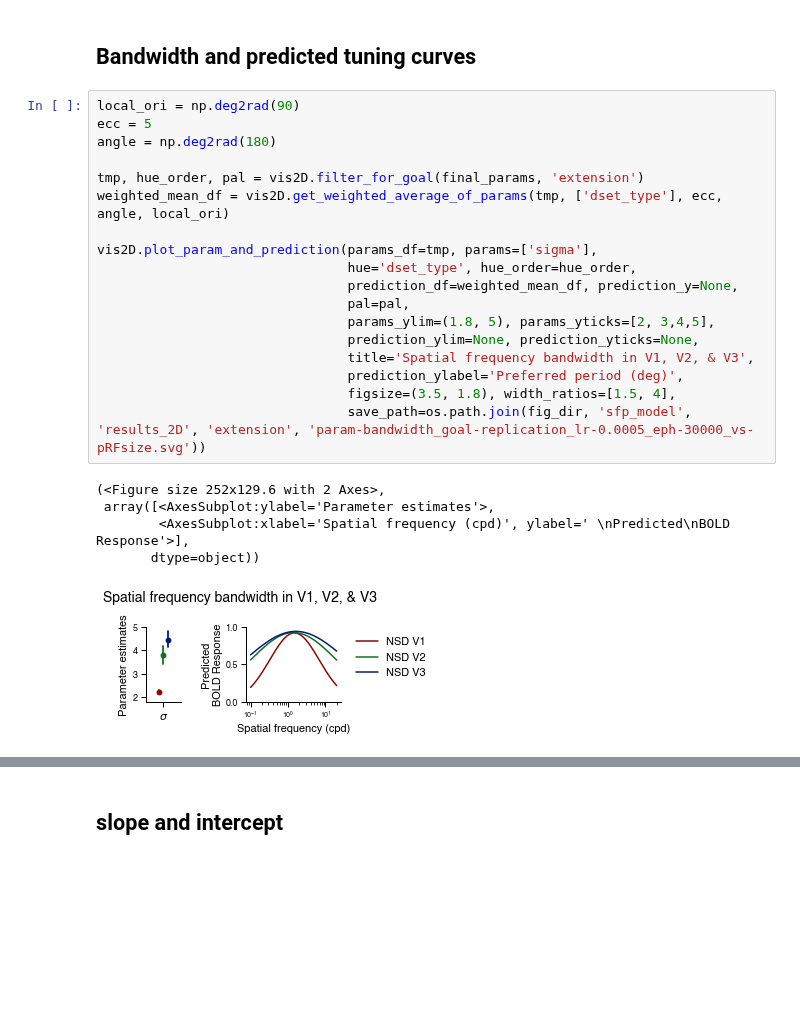
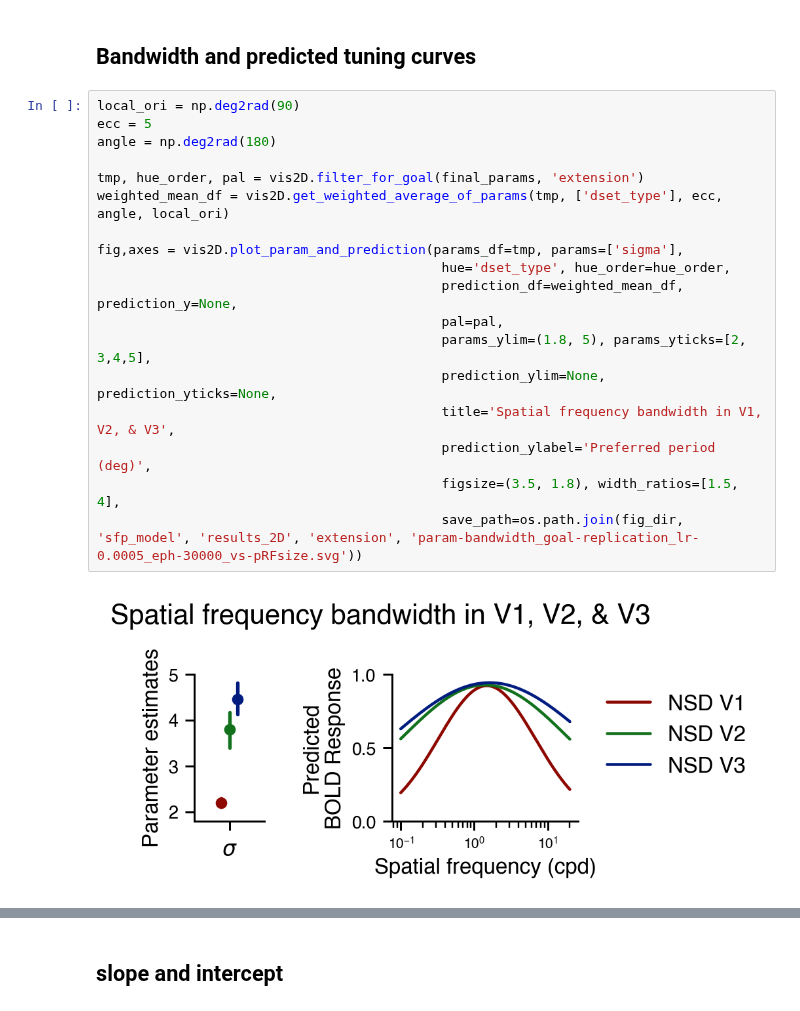
Before and after one commit to JiyeongHa/Spatial-Frequency-Preference_NSDsyn, a Jupyter notebook: notebooks/3.5-extension-plot-model-prediction.ipynb, the cells around one changed output, grey strips where cells are left out. Saved outputs shown, nothing was run; the diff lists cells and outputs as text; blank space fills up the shorter version.

```diff
--- a/notebooks/3.5-extension-plot-model-prediction.ipynb
+++ b/notebooks/3.5-extension-plot-model-prediction.ipynb
@@ -99,25 +99,21 @@ final_df = nsd_df
 # %%
 local_ori = np.deg2rad(90)
 ecc = 5
 angle = np.deg2rad(180)
 
 tmp, hue_order, pal = vis2D.filter_for_goal(final_params, 'extension')
 weighted_mean_df = vis2D.get_weighted_average_of_params(tmp, ['dset_type'], ecc, angle, local_ori)
 
-vis2D.plot_param_and_prediction(params_df=tmp, params=['sigma'],
-                                hue='dset_type', hue_order=hue_order,
-                                prediction_df=weighted_mean_df, prediction_y=None,
-                                pal=pal,
-                                params_ylim=(1.8, 5), params_yticks=[2, 3,4,5],
-                                prediction_ylim=None, prediction_yticks=None,
-                                title='Spatial frequency bandwidth in V1, V2, & V3',
-                                prediction_ylabel='Preferred period (deg)',
-                                figsize=(3.5, 1.8), width_ratios=[1.5, 4],
-                                save_path=os.path.join(fig_dir, 'sfp_model', 'results_2D', 'extension', 'param-bandwidth_goal-replication_lr-0.0005_eph-30000_vs-pRFsize.svg'))
+fig,axes = vis2D.plot_param_and_prediction(params_df=tmp, params=['sigma'],
+                                            hue='dset_type', hue_order=hue_order,
+                                            prediction_df=weighted_mean_df, prediction_y=None,
+                                            pal=pal,
+                                            params_ylim=(1.8, 5), params_yticks=[2, 3,4,5],
+                                            prediction_ylim=None, prediction_yticks=None,
+                                            title='Spatial frequency bandwidth in V1, V2, & V3',
+                                            prediction_ylabel='Preferred period (deg)',
+                                            figsize=(3.5, 1.8), width_ratios=[1.5, 4],
+                                            save_path=os.path.join(fig_dir, 'sfp_model', 'results_2D', 'extension', 'param-bandwidth_goal-replication_lr-0.0005_eph-30000_vs-pRFsize.svg'))
 # %% [output]
-(<Figure size 252x129.6 with 2 Axes>,
- array([<AxesSubplot:ylabel='Parameter estimates'>,
-        <AxesSubplot:xlabel='Spatial frequency (cpd)', ylabel=' \nPredicted\nBOLD Response'>],
-       dtype=object))
-[figure, old version]
+[figure, new version]
 # %%
```
Also changed, not shown: parts of 4 cells of this notebook, 1 other file.
